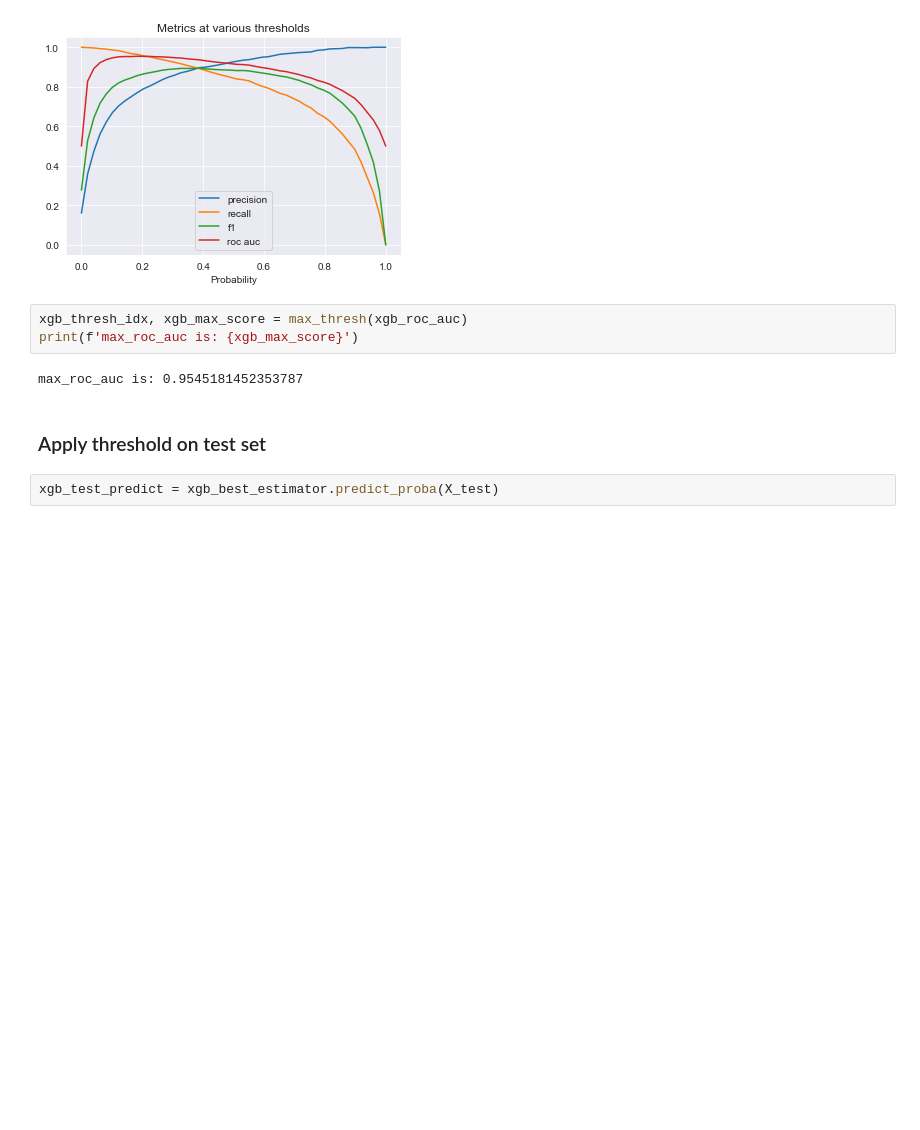
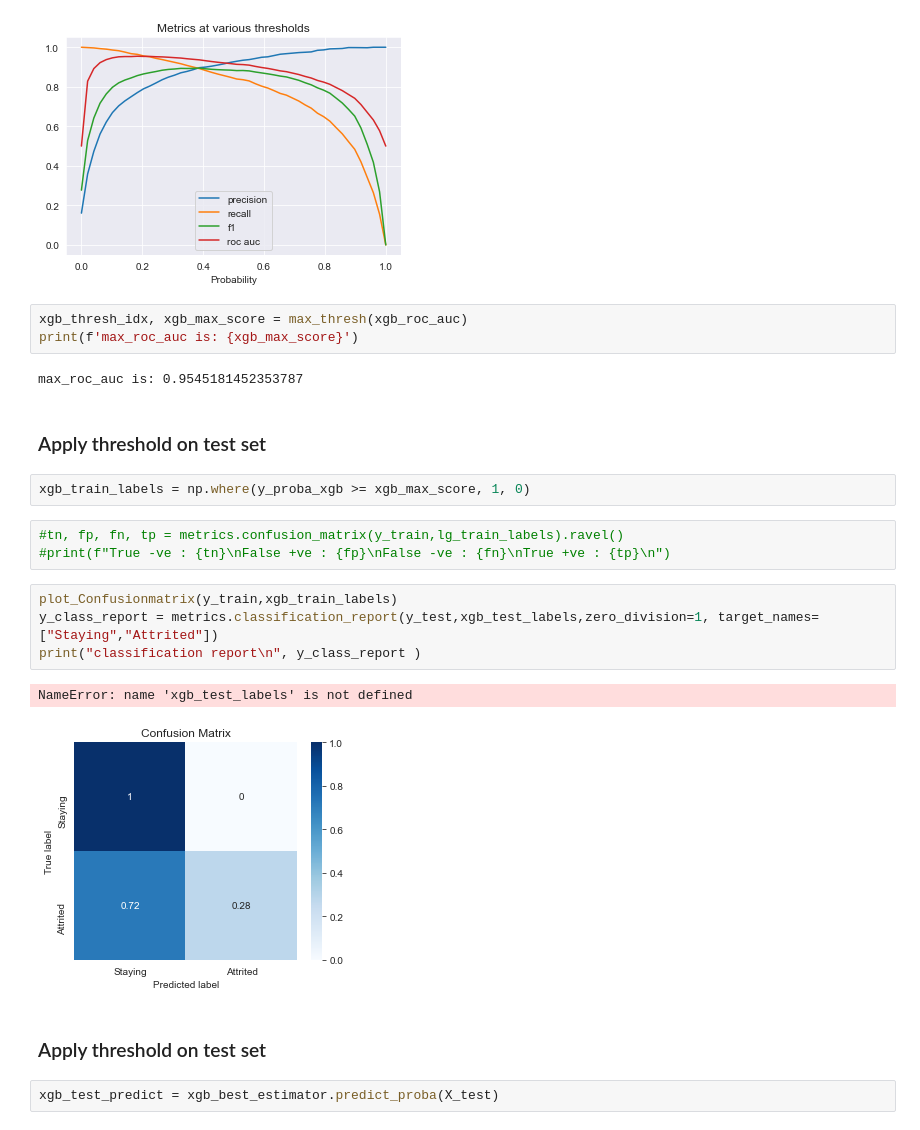
Before and after one commit to shaisid01/Data-Science, a Jupyter notebook: CapstoneProjects/Capstone 2/Notebooks/05_modeling.ipynb, the cells around one changed output. Drawn from its saved outputs; the diff is of its cells as text; blank space fills up the shorter version.

```diff
--- a/CapstoneProjects/Capstone 2/Notebooks/05_modeling.ipynb
+++ b/CapstoneProjects/Capstone 2/Notebooks/05_modeling.ipynb
@@ -977,6 +1004,20 @@ xgb_thresh_idx, xgb_max_score = max_thresh(xgb_roc_auc)
 print(f'max_roc_auc is: {xgb_max_score}')
 # %% [output]
 max_roc_auc is: 0.9545181452353787
+# %% [markdown]
+### Apply threshold on test set
+# %%
+xgb_train_labels = np.where(y_proba_xgb >= xgb_max_score, 1, 0)
+# %%
+#tn, fp, fn, tp = metrics.confusion_matrix(y_train,lg_train_labels).ravel()
+#print(f"True -ve : {tn}\nFalse +ve : {fp}\nFalse -ve : {fn}\nTrue +ve : {tp}\n")
+# %%
+plot_Confusionmatrix(y_train,xgb_train_labels)
+y_class_report = metrics.classification_report(y_test,xgb_test_labels,zero_division=1, target_names=["Staying","Attrited"])
+print("classification report\n", y_class_report )
+# %% [output]
+NameError: name 'xgb_test_labels' is not defined
+[figure, added]
 # %% [markdown]
 ### Apply threshold on test set
 # %%
```
Also changed, not shown: parts of 54 cells of this notebook, 4 other files.
